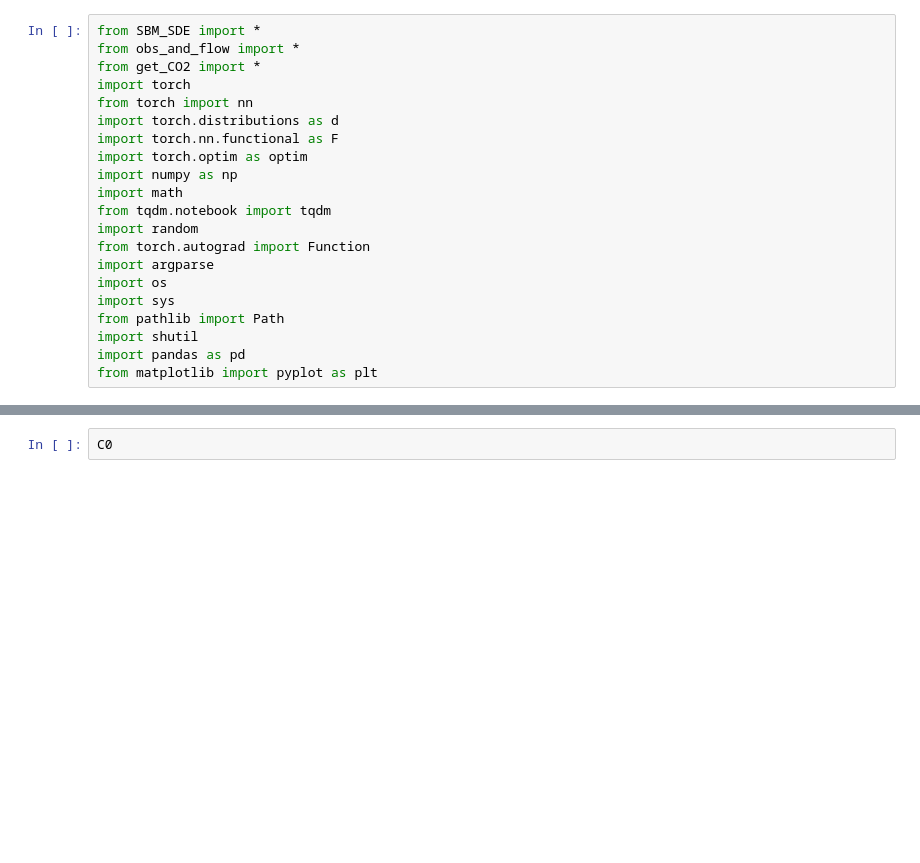
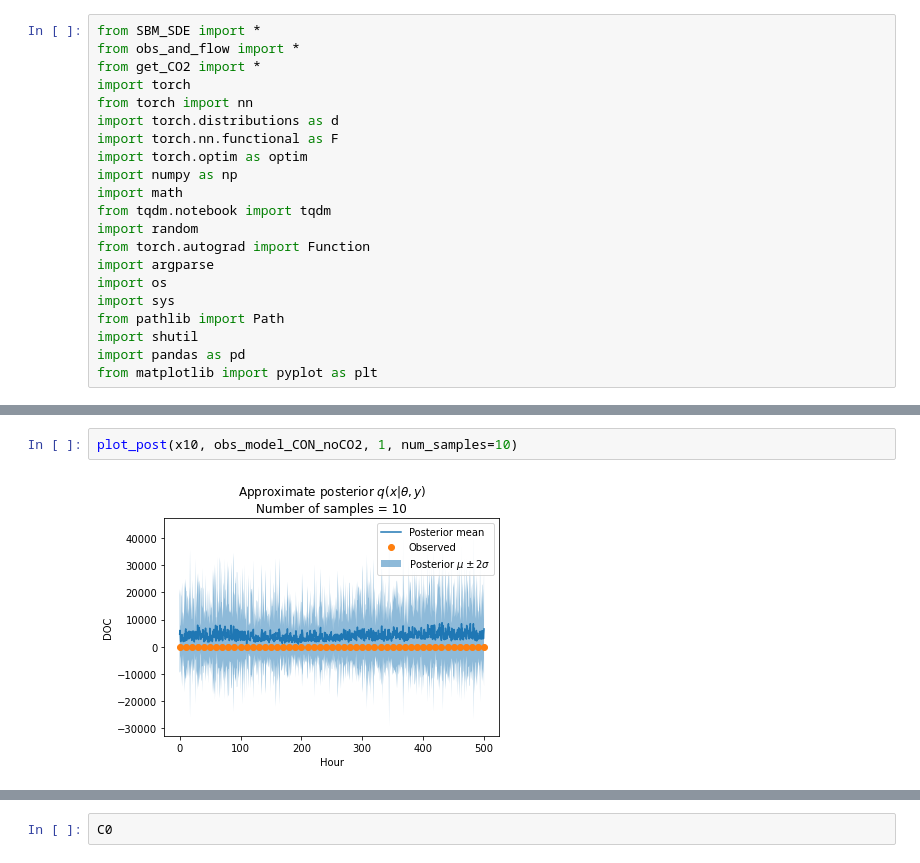
Before and after one commit to wallyxie/varInferenceSoilBiogeoModelSyntheticData, a Jupyter notebook: python_sde_variational_inference_code/SCON wo CO2 - Learn posterior of x0.ipynb, the cells around one changed output, grey strips where cells are left out. Saved outputs shown, nothing was run; the diff lists cells and outputs as text; blank space fills up the shorter version.

```diff
--- a/python_sde_variational_inference_code/SCON wo CO2 - Learn posterior of x0.ipynb
+++ b/python_sde_variational_inference_code/SCON wo CO2 - Learn posterior of x0.ipynb
@@ -293,0 +266,4 @@ min(3, 10)
+# %%
+plot_post(x10, obs_model_CON_noCO2, 1, num_samples=10)
+# %% [output]
+[figure, added]
```
Also changed, not shown: parts of 50 cells of this notebook.
